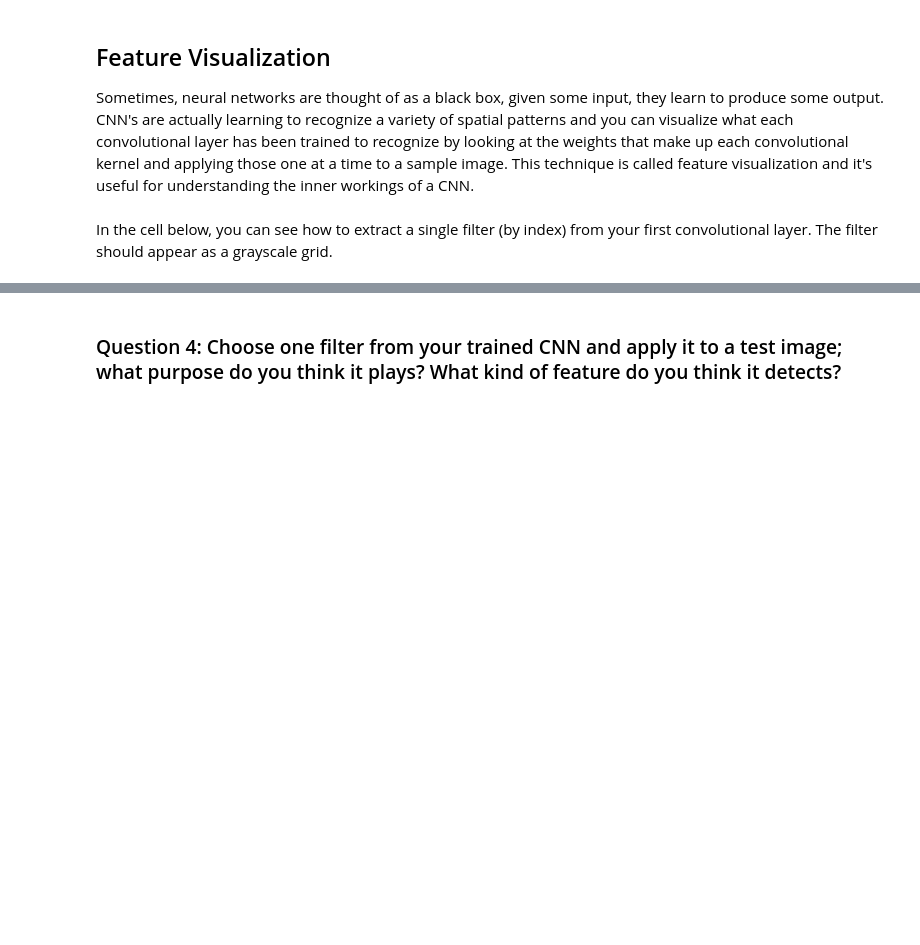
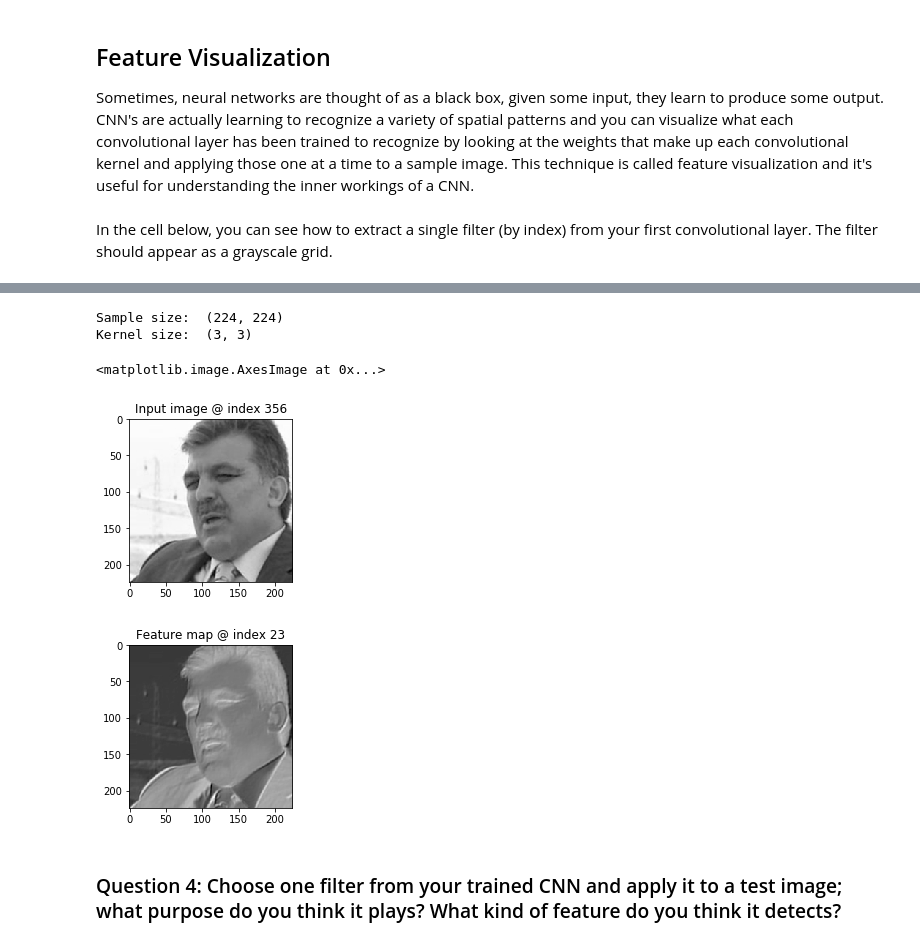
Before and after one commit to filipgrigorov/P1_Facial_Keypoints-1, a Jupyter notebook: 2. Define the Network Architecture.ipynb, the cells around one changed output, grey strips where cells are left out. Drawn from its saved outputs; the diff is of its cells as text; code cells hidden in the pictures; blank space fills up the shorter version.

```diff
--- a/2. Define the Network Architecture.ipynb
+++ b/2. Define the Network Architecture.ipynb
@@ -553,3 +566,35 @@ Next, choose a test image and filter it with one of the convolutional kernels in
+# %%
+import cv2
+##TODO: load in and display any image from the transformed test dataset
+random_idx = np.random.randint(low=0, high=len(test_dataset))
+sample_test_img = test_dataset[random_idx]['image'].numpy()
+sample_test_img = np.transpose(sample_test_img, (1, 2, 0))
+
+sample_test_img_cpy = np.copy(sample_test_img)
+sample_test_img_cpy = sample_test_img_cpy.squeeze(-1)
+print('Sample size: ', sample_test_img_cpy.shape)
+
+plt.figure(figsize=(3, 3))
+plt.title('Input image @ index ' + str(random_idx))
+plt.imshow(sample_test_img_cpy, cmap='gray')
+
+## TODO: Using cv's filter2D function,
+## apply a specific set of filter weights (like the one displayed above) to the test image
+stacked_kernels = net.conv2.conv.weight.data.cpu().numpy()
+random_idx = np.random.randint(low=0, high=stacked_kernels.shape[0])
+kernel = stacked_kernels[random_idx][0]
+print('Kernel size: ', kernel.shape)
+
+feature_map = cv2.filter2D(sample_test_img, -1, kernel)
+plt.figure(figsize=(3, 3))
+plt.title('Feature map @ index ' + str(random_idx))
+plt.imshow(feature_map, cmap='gray')
+# %% [output]
+Sample size:  (224, 224)
+Kernel size:  (3, 3)
+<matplotlib.image.AxesImage at 0x...>
+[figure, added]
+[figure, added]
 # %% [markdown]
 ### Question 4: Choose one filter from your trained CNN and apply it to a test image; what purpose do you think it plays? What kind of feature do you think it detects?
 # %% [markdown]
```
Also changed, not shown: parts of 2 cells of this notebook, 1 other file.
